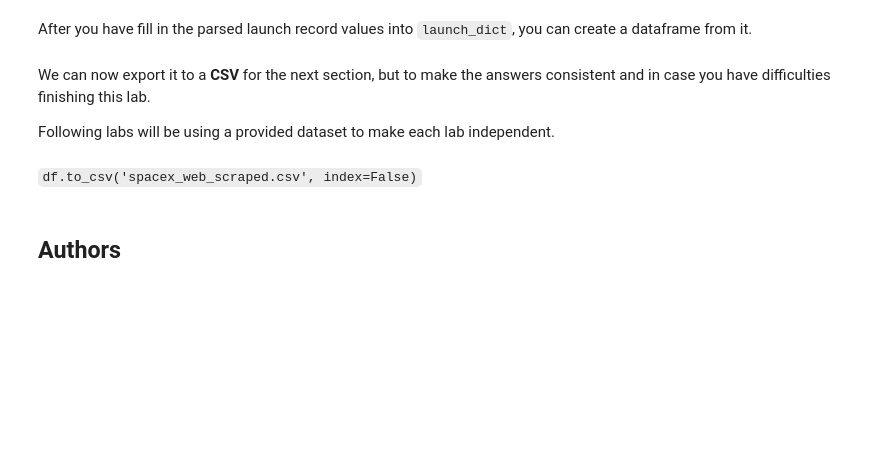
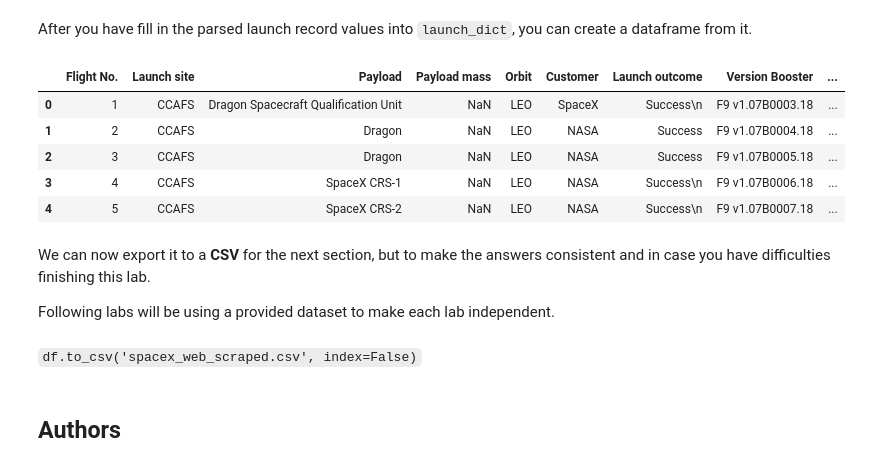
Before and after one commit to emcgregor36/IBM-course, a Jupyter notebook: jupyter-labs-webscraping.ipynb, the cells around one changed output. Cells and saved outputs as stored; diff of their text form; code cells hidden in the pictures; blank space fills up the shorter version.

```diff
--- a/jupyter-labs-webscraping.ipynb
+++ b/jupyter-labs-webscraping.ipynb
@@ -119,5 +129,7 @@ First, let's perform an HTTP GET method to request the Falcon9 Launch HTML page,
 Create a `BeautifulSoup` object from the HTML `response`
 # %%
 # Use BeautifulSoup() to create a BeautifulSoup object from a response text content
+
+soup = BeautifulSoup(response.text, "html.parser")
 # %% [markdown]
 Print the page title to verify if the `BeautifulSoup` object was created properly
@@ -135,3 +148,5 @@ Let's try to find all tables on the wiki page first. If you need to refresh your
+# %%
+html_tables = soup.find_all('table')
 # %% [markdown]
 Starting from the third table is our target table contains the actual launch records.
 # %%
@@ -168,7 +201,10 @@ You should able to see the columns names embedded in the table header elements `
 Next, we just need to iterate through the `<th>` elements and apply the provided `extract_column_from_header()` to extract column name one by one
 # %%
 column_names = []
-
+for row in first_launch_table.find_all('th'):
+    name = extract_column_from_header(row)
+    if name is not None and len(name) > 0:
+        column_names.append(name)
 # Apply find_all() function with `th` element on first_launch_table
 # Iterate each th element and apply the provided extract_column_from_header() to get a column name
 # Append the Non-empty column name (`if name is not None and len(name) > 0`) into a list called column_names
@@ -227,15 +265,18 @@ for table_number,table in enumerate(soup.find_all('table',"wikitable plainrowhea
             # TODO: Append the flight_number into launch_dict with key `Flight No.`
             #print(flight_number)
             datatimelist=date_time(row[0])
+            launch_dict['Flight No.'].append(flight_number)
 
             # Date value
             # TODO: Append the date into launch_dict with key `Date`
             date = datatimelist[0].strip(',')
+            launch_dict['Date'].append(date)
             #print(date)
 
             # Time value
             # TODO: Append the time into launch_dict with key `Time`
             time = datatimelist[1]
+            launch_dict['Time'].append(time)
             #print(time)
 
             # Booster version
@@ -244,17 +285,18 @@ for table_number,table in enumerate(soup.find_all('table',"wikitable plainrowhea
             if not(bv):
                 bv=row[1].a.string
             print(bv)
-
+            launch_dict['Version Booster'].append(bv)
             # Launch Site
             # TODO: Append the bv into launch_dict with key `Launch Site`
             launch_site = row[2].a.string
+            launch_dict['Launch site'].append(launch_site)
             #print(launch_site)
 
             # Payload
             # TODO: Append the payload into launch_dict with key `Payload`
             payload = row[3].a.string
             #print(payload)
-
+            launch_dict['Payload'].append(payload)
             # Payload Mass
             # TODO: Append the payload_mass into launch_dict with key `Payload mass`
             payload_mass = get_mass(row[4])
@@ -264,18 +306,24 @@ for table_number,table in enumerate(soup.find_all('table',"wikitable plainrowhea
             # TODO: Append the orbit into launch_dict with key `Orbit`
             orbit = row[5].a.string
             #print(orbit)
-
+            launch_dict['Orbit'].append(orbit)
             # Customer
             # TODO: Append the customer into launch_dict with key `Customer`
-            customer = row[6].a.string
+            if row[6].a:  # Check if row[6].a exists before accessing its attributes
+              customer = row[6].a.string
+            else:
+              customer = None  # or some other default value
+            launch_dict['Customer'].append(customer)
+
             #print(customer)
 
             # Launch outcome
             # TODO: Append the launch_outcome into launch_dict with key `Launch outcome`
             launch_outcome = list(row[7].strings)[0]
             #print(launch_outcome)
-
+            launch_dict['Launch outcome'].append(launch_outcome)
             # Booster landing
             # TODO: Append the launch_outcome into launch_dict with key `Booster landing`
             booster_landing = landing_status(row[8])
             #print(booster_landing)
+            launch_dict['Booster landing'].append(booster_landing)
@@ -283,6 +349,14 @@ for table_number,table in enumerate(soup.find_all('table',"wikitable plainrowhea
 After you have fill in the parsed launch record values into `launch_dict`, you can create a dataframe from it.
 # %%
 df= pd.DataFrame({ key:pd.Series(value) for key, value in launch_dict.items() })
+df.head()
+# %% [output]
+|  | Flight No. | Launch site | Payload | Payload mass | Orbit | Customer | Launch outcome | Version Booster | ... |
+| 0 | 1 | CCAFS | Dragon Spacecraft Qualification Unit | NaN | LEO | SpaceX | Success\n | F9 v1.07B0003.18 | ... |
+| 1 | 2 | CCAFS | Dragon | NaN | LEO | NASA | Success | F9 v1.07B0004.18 | ... |
+| 2 | 3 | CCAFS | Dragon | NaN | LEO | NASA | Success | F9 v1.07B0005.18 | ... |
+| 3 | 4 | CCAFS | SpaceX CRS-1 | NaN | LEO | NASA | Success\n | F9 v1.07B0006.18 | ... |
+| 4 | 5 | CCAFS | SpaceX CRS-2 | NaN | LEO | NASA | Success\n | F9 v1.07B0007.18 | ... |
 # %% [markdown]
 We can now export it to a <b>CSV</b> for the next section, but to make the answers consistent and in case you have difficulties finishing this lab.
 
```
Also changed, not shown: parts of 8 cells of this notebook.
